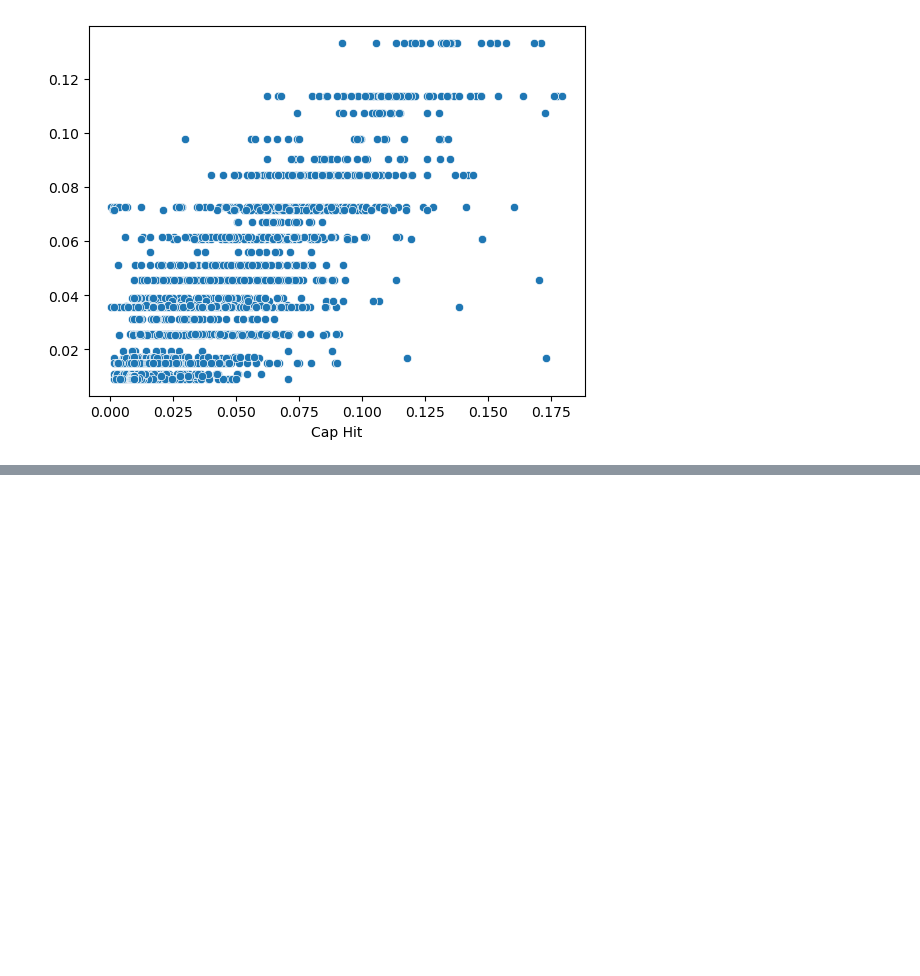
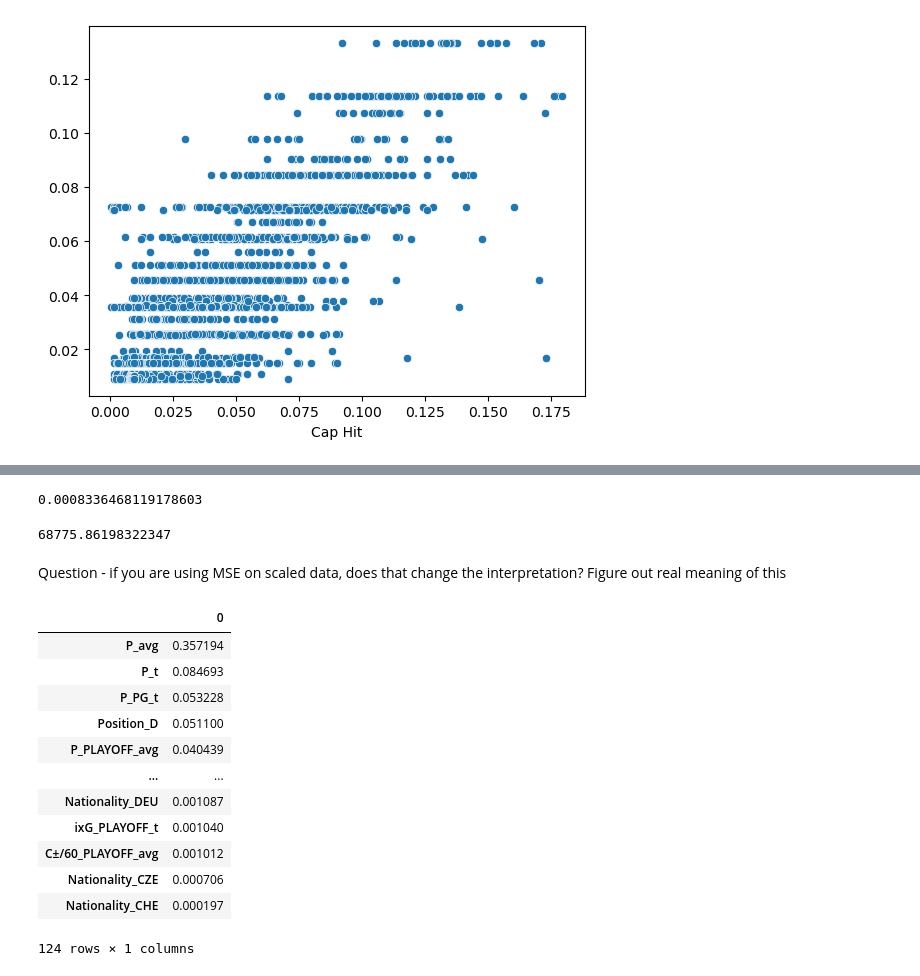
Before and after one commit to adobronyi/nhl_contract_models, a Jupyter notebook: model.ipynb, the cells around one changed output, grey strips where cells are left out. Cells and saved outputs as stored; diff of their text form; code cells hidden in the pictures; blank space fills up the shorter version.

```diff
--- a/model.ipynb
+++ b/model.ipynb
@@ -394,0 +629,9 @@ sns.scatterplot(x=y,y=y_pred)
+# %%
+xgbr_parameters_6 = {'learning_rate': [0.10],
+                     'max_depth': [25,30,35,40],
+                     'min_child_weight': [8,10,12],
+                     'n_estimators': [75,85,95],
+                     'tree_method': ['exact']}
+# %%
+gs_xgbr_6 = GridSearchCV(xgbr,xgbr_parameters_6,scoring='neg_mean_absolute_error',cv=5,verbose=False)
+gs_xgbr_6.fit(X,y)
@@ -394,0 +664,8 @@ sns.scatterplot(x=y,y=y_pred)
+# %%
+xgbr_final = XGBRegressor(learning_rate = 0.1,
+                          max_depth = 30,
+                          min_child_weight = 10,
+                          n_estimators = 85,
+                          tree_method = 'exact',
+                          random_state = 42)
+xgbr_final.fit(X,y)
@@ -394,0 +686,28 @@ sns.scatterplot(x=y,y=y_pred)
+# %%
+mean_absolute_error(xgbr_final_pred,y)
+# %% [output]
+0.0008336468119178603
+# %%
+0.0008336468119178603*82500000
+# %% [output]
+68775.86198322347
+# %% [markdown]
+Question - if you are using MSE on scaled data, does that change the interpretation? Figure out real meaning of this
+# %%
+xgb_final_featureImportances = pd.DataFrame(pd.Series(xgbr_final.feature_importances_,index=xgbr_final.feature_names_in_))
+# %%
+xgb_final_featureImportances[xgb_final_featureImportances[0] != 0].sort_values(by=0,ascending=False)
+# %% [output]
+|  | 0 |
+| P_avg | 0.357194 |
+| P_t | 0.084693 |
+| P_PG_t | 0.053228 |
+| Position_D | 0.051100 |
+| P_PLAYOFF_avg | 0.040439 |
+| ... | ... |
+| Nationality_DEU | 0.001087 |
+| ixG_PLAYOFF_t | 0.001040 |
+| C±/60_PLAYOFF_avg | 0.001012 |
+| Nationality_CZE | 0.000706 |
+| Nationality_CHE | 0.000197 |
+124 rows × 1 columns
```
Also changed, not shown: parts of 28 cells of this notebook, 1 other file.
